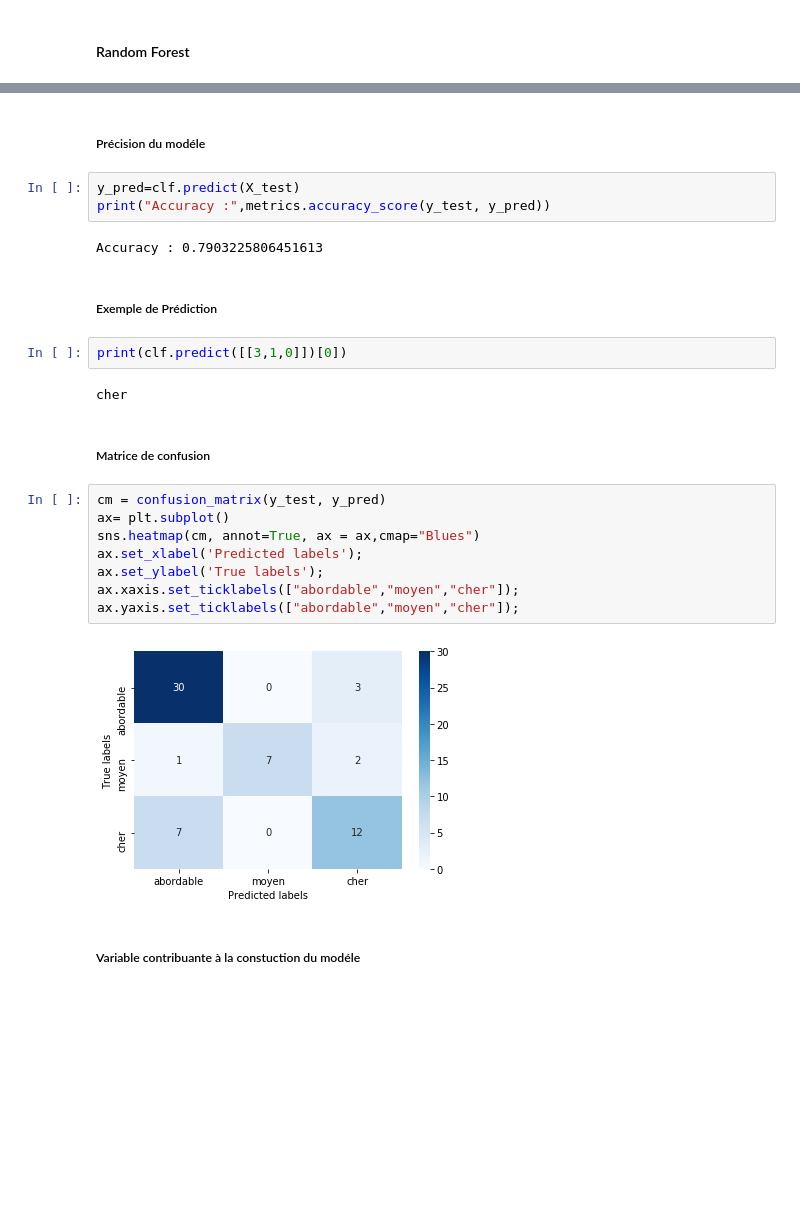
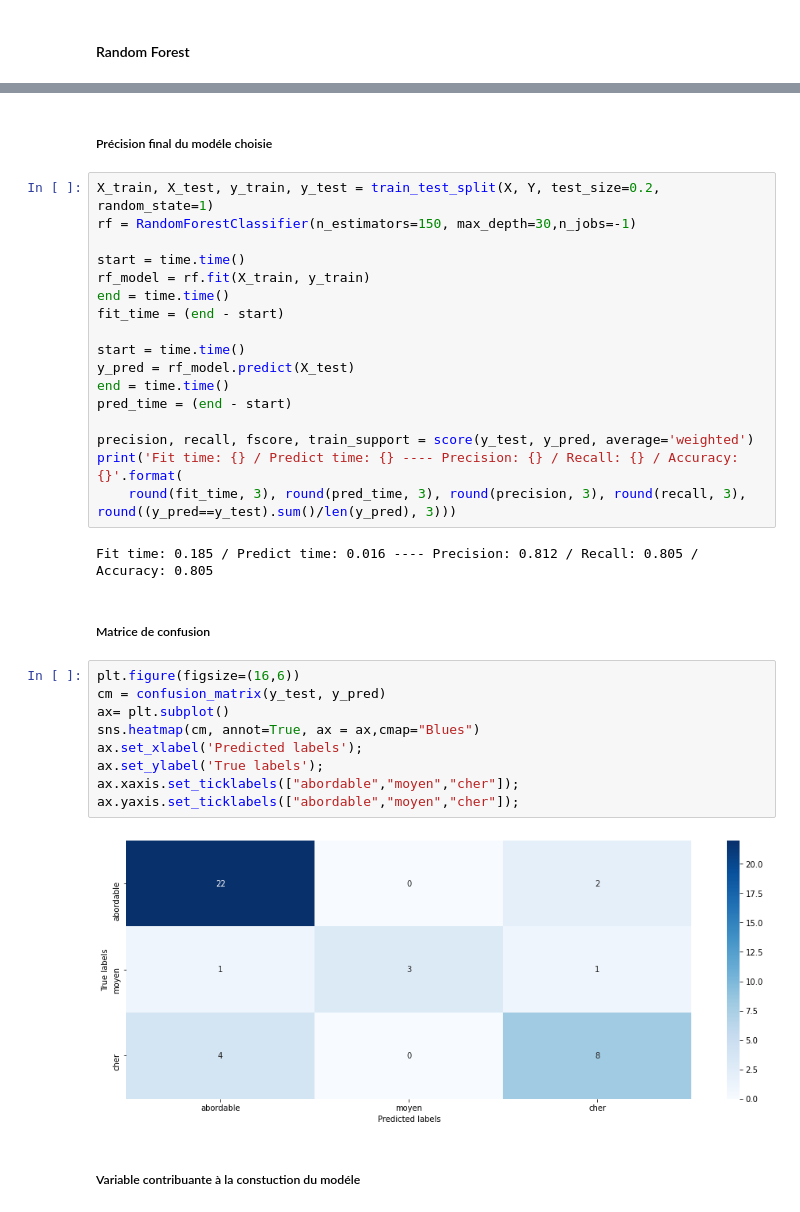
Before and after one commit to Adinalahoum/Data-Science-Project, a Jupyter notebook: 3)Price of car prediction/Projet_final.ipynb, the cells around one changed output, grey strips where cells are left out. Cells and saved outputs as stored; diff of their text form; blank space fills up the shorter version.

```diff
--- a/3)Price of car prediction/Projet_final.ipynb
+++ b/3)Price of car prediction/Projet_final.ipynb
@@ -297,27 +248,36 @@ RandomForestClassifier(bootstrap=True, class_weight=None, criterion='gini',
 # %% [markdown]
-##### Précision du modéle
+##### Précision final du modéle choisie
-# %%
-y_pred=clf.predict(X_test)
-print("Accuracy :",metrics.accuracy_score(y_test, y_pred))
-# %% [output]
-Accuracy : 0.7903225806451613
-# %% [markdown]
-##### Exemple de Prédiction
-# %%
-print(clf.predict([[3,1,0]])[0])
-# %% [output]
-cher
+# %%
+X_train, X_test, y_train, y_test = train_test_split(X, Y, test_size=0.2, random_state=1)
+rf = RandomForestClassifier(n_estimators=150, max_depth=30,n_jobs=-1)
+
+start = time.time()
+rf_model = rf.fit(X_train, y_train)
+end = time.time()
+fit_time = (end - start)
+
+start = time.time()
+y_pred = rf_model.predict(X_test)
+end = time.time()
+pred_time = (end - start)
+
+precision, recall, fscore, train_support = score(y_test, y_pred, average='weighted')
+print('Fit time: {} / Predict time: {} ---- Precision: {} / Recall: {} / Accuracy: {}'.format(
+    round(fit_time, 3), round(pred_time, 3), round(precision, 3), round(recall, 3), round((y_pred==y_test).sum()/len(y_pred), 3)))
+# %% [output]
+Fit time: 0.185 / Predict time: 0.016 ---- Precision: 0.812 / Recall: 0.805 / Accuracy: 0.805
 # %% [markdown]
 ##### Matrice de confusion
 # %%
+plt.figure(figsize=(16,6))
 cm = confusion_matrix(y_test, y_pred)
 ax= plt.subplot()
 sns.heatmap(cm, annot=True, ax = ax,cmap="Blues")
 ax.set_xlabel('Predicted labels');
 ax.set_ylabel('True labels');
 ax.xaxis.set_ticklabels(["abordable","moyen","cher"]); ax.yaxis.set_ticklabels(["abordable","moyen","cher"]);
 # %% [output]
-[figure, old version]
+[figure, new version]
 # %% [markdown]
 ##### Variable contribuante à la constuction du modéle
 # %%
```
Also changed, not shown: parts of 27 cells of this notebook.
